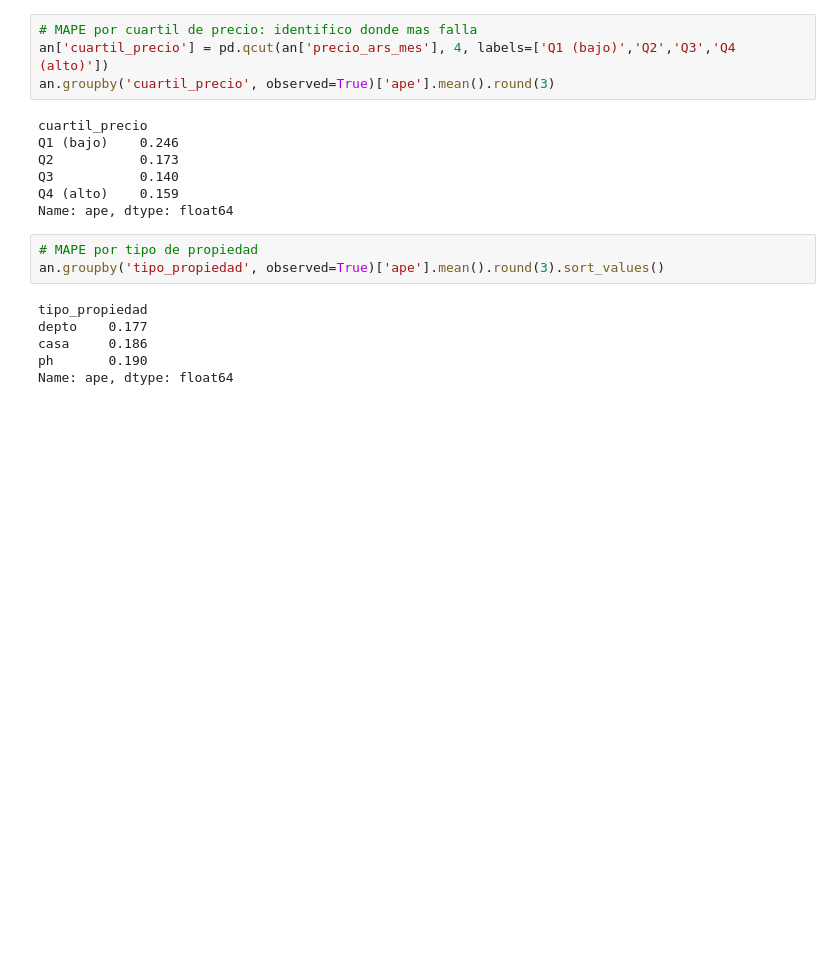
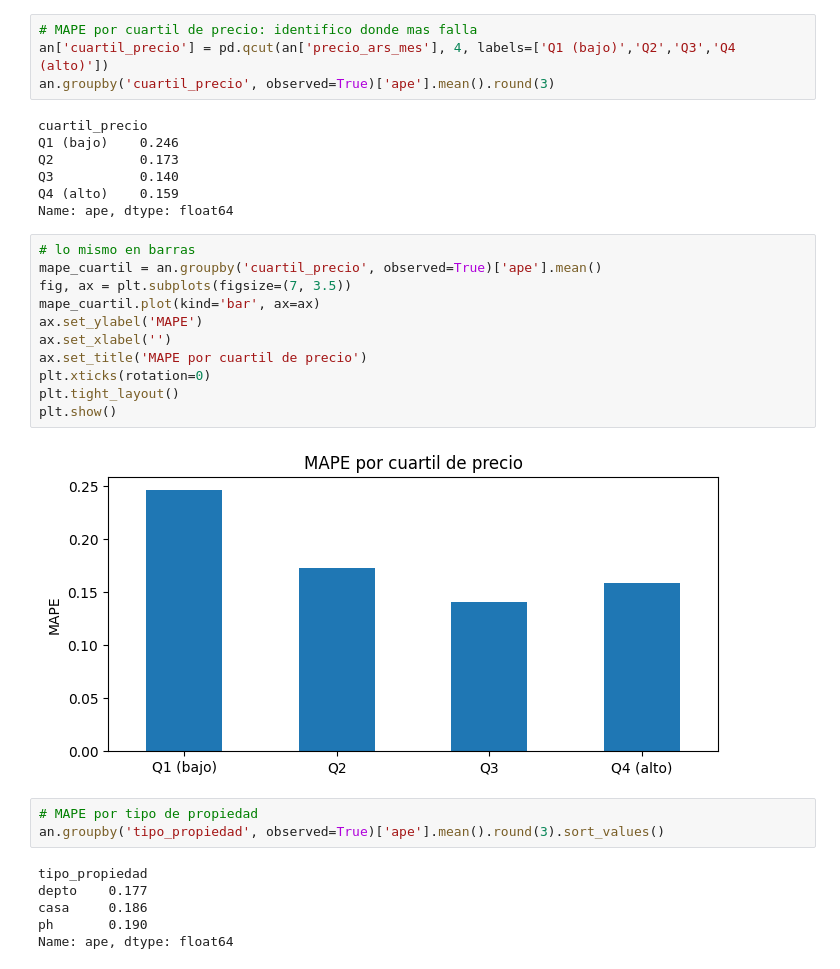
Before and after one commit to MFelix9310/prueba-tecnica-ds-propiedata, a Jupyter notebook: notebooks/02_modelado.ipynb, the cells around one changed output. Cells and saved outputs as stored; diff of their text form; blank space fills up the shorter version.

```diff
--- a/notebooks/02_modelado.ipynb
+++ b/notebooks/02_modelado.ipynb
@@ -283,6 +327,19 @@ Q2           0.173
 Q3           0.140
 Q4 (alto)    0.159
 Name: ape, dtype: float64
+# %%
+# lo mismo en barras
+mape_cuartil = an.groupby('cuartil_precio', observed=True)['ape'].mean()
+fig, ax = plt.subplots(figsize=(7, 3.5))
+mape_cuartil.plot(kind='bar', ax=ax)
+ax.set_ylabel('MAPE')
+ax.set_xlabel('')
+ax.set_title('MAPE por cuartil de precio')
+plt.xticks(rotation=0)
+plt.tight_layout()
+plt.show()
+# %% [output]
+[figure, added]
 # %%
 # MAPE por tipo de propiedad
 an.groupby('tipo_propiedad', observed=True)['ape'].mean().round(3).sort_values()
```
Also changed, not shown: parts of 7 cells of this notebook.
